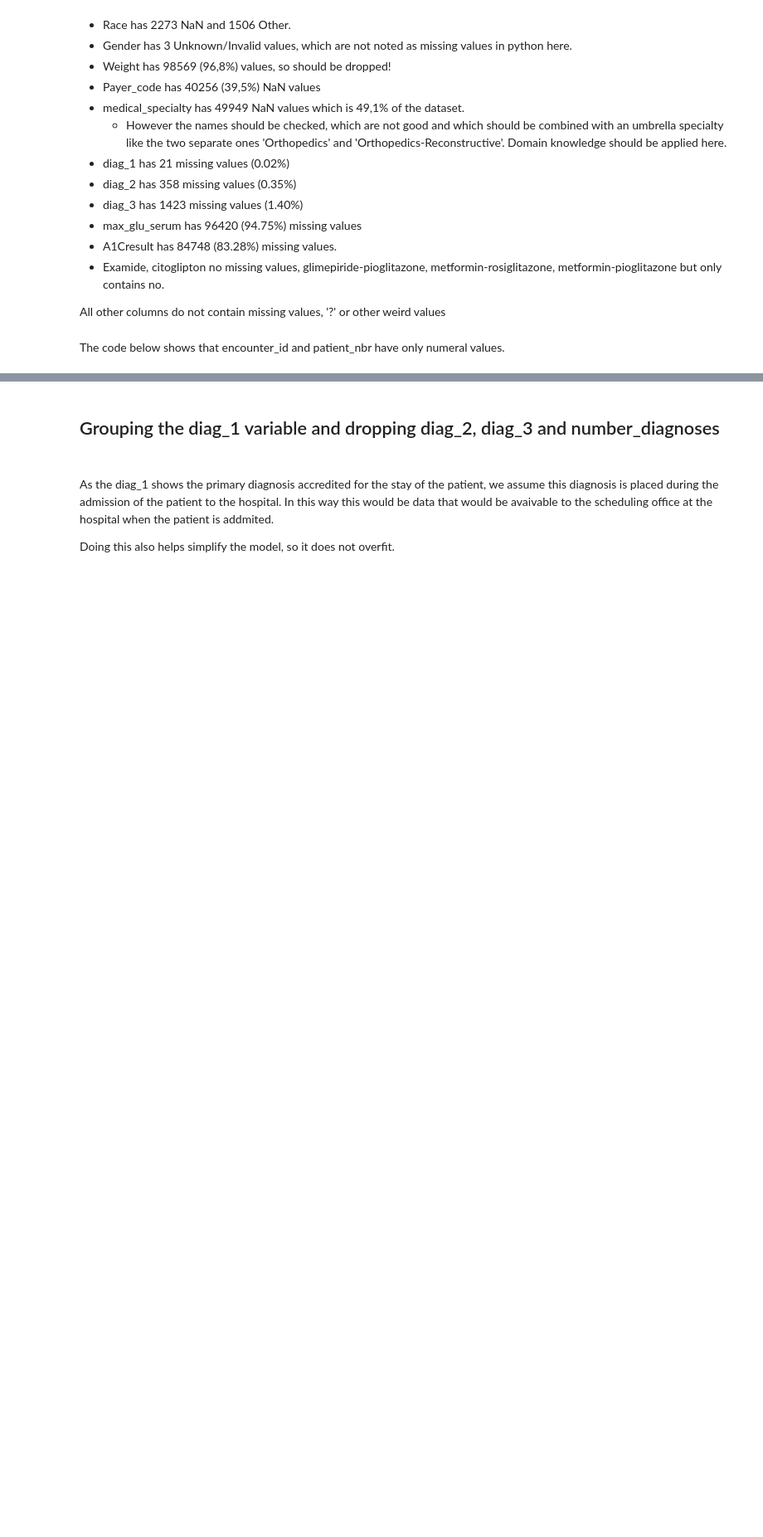
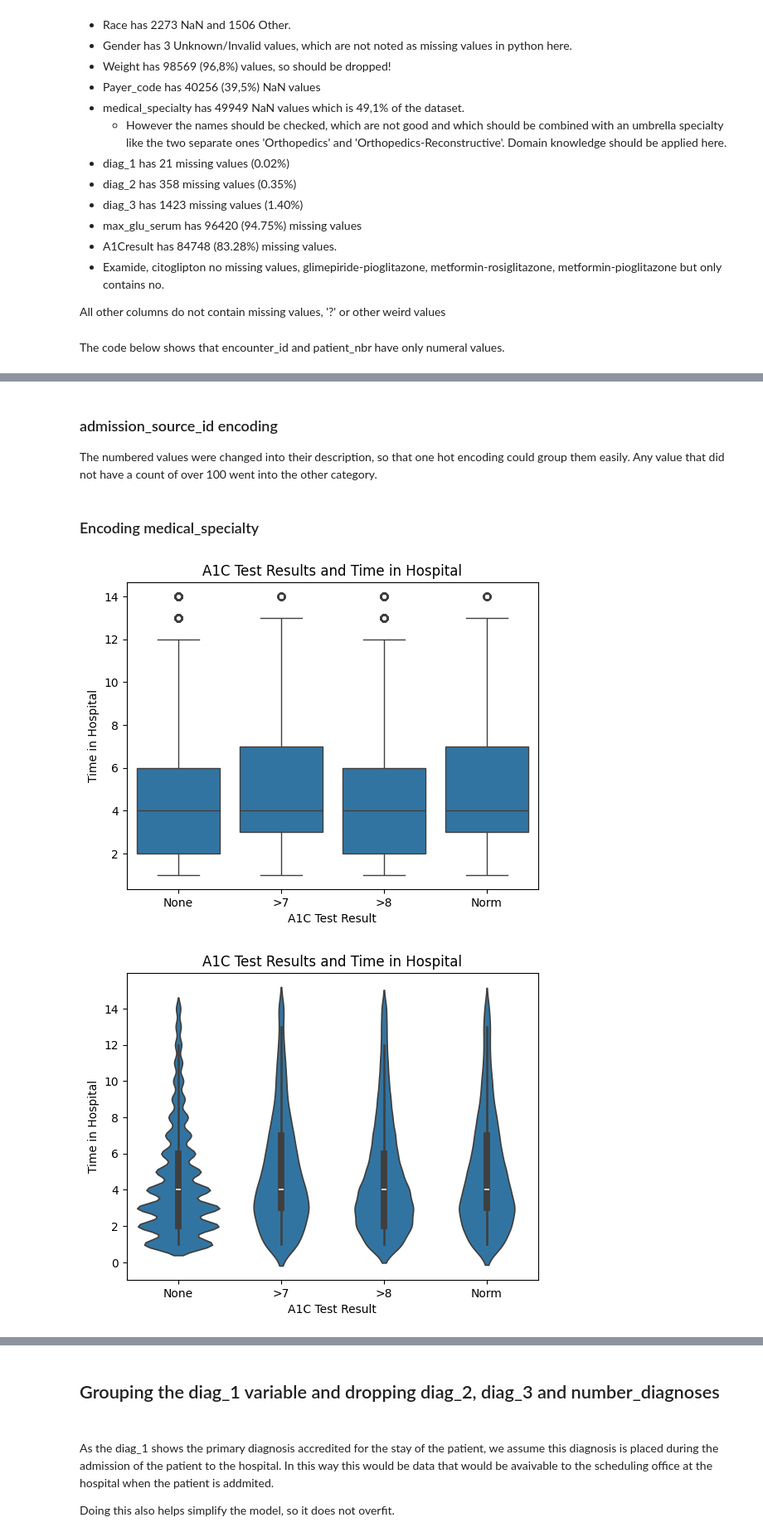
Before and after one commit to niki755BG/ml-group-project, a Jupyter notebook: main_notebook.ipynb, the cells around one changed output, grey strips where cells are left out. Shown at 83% size. Saved outputs shown, nothing was run; the diff lists cells and outputs as text; code cells hidden in the pictures; blank space fills up the shorter version.

Commit message:
Merge branch 'main' of https://github.com/niki755BG/ml-group-project

```diff
--- a/main_notebook.ipynb
+++ b/main_notebook.ipynb
@@ -154,0 +179,3 @@ print(df['metformin-pioglitazone'].value_counts(normalize=True)) #>99.9
+# %% [markdown]
+<h3> admission_source_id encoding </h3>
+The numbered values were changed into their description, so that one hot encoding could group them easily. Any value that did not have a count of over 100 went into the other category.
@@ -154,0 +215,20 @@ print(df['metformin-pioglitazone'].value_counts(normalize=True)) #>99.9
+# %% [markdown]
+<h3>Encoding medical_specialty</h3>
+# %%
+print(df['medical_specialty'].unique())
+print(df['medical_specialty'].value_counts)
+
+df['medical_specialty'] = df['medical_specialty'].fillna('unknown')
+df['medical_specialty'] = df['medical_specialty'].replace({
+    'Surgery-General': 'surgery',
+    'Surgery-Cardiovascular/Thoracic': 'surgery',
+    'Surgery-Neuro': 'surgery',
+    'Surgery-Colon&Rectal': 'surgery',
+    'Surgery-Thoracic': 'surgery',
+    'Surgery-Vascular': 'surgery',
+    'Surgery-Plastic': 'surgery',
+    'Surgery-Cardiovascular': 'surgery',
+    'Surgery-Maxillofacial': 'surgery',
+    'Surgery-Pediatric': 'surgery',
+    'Surgery-PlasticwithinHeadandNeck': 'surgery'
+})
@@ -154,0 +244,17 @@ print(df['metformin-pioglitazone'].value_counts(normalize=True)) #>99.9
+# %%
+#Generating a plot for A1C tests and time in hospital
+sns.boxplot(data=df, x='A1Cresult', y='time_in_hospital')
+plt.title('A1C Test Results and Time in Hospital')
+plt.xlabel('A1C Test Result')
+plt.ylabel('Time in Hospital')
+
+#Generating a violin plot
+plt.figure()
+sns.violinplot(data=df, x='A1Cresult', y='time_in_hospital')
+plt.title('A1C Test Results and Time in Hospital')
+plt.xlabel('A1C Test Result')
+plt.ylabel('Time in Hospital')
+plt.show()
+# %% [output]
+[figure, added]
+[figure, added]
```
Also changed, not shown: parts of 5 cells of this notebook.
